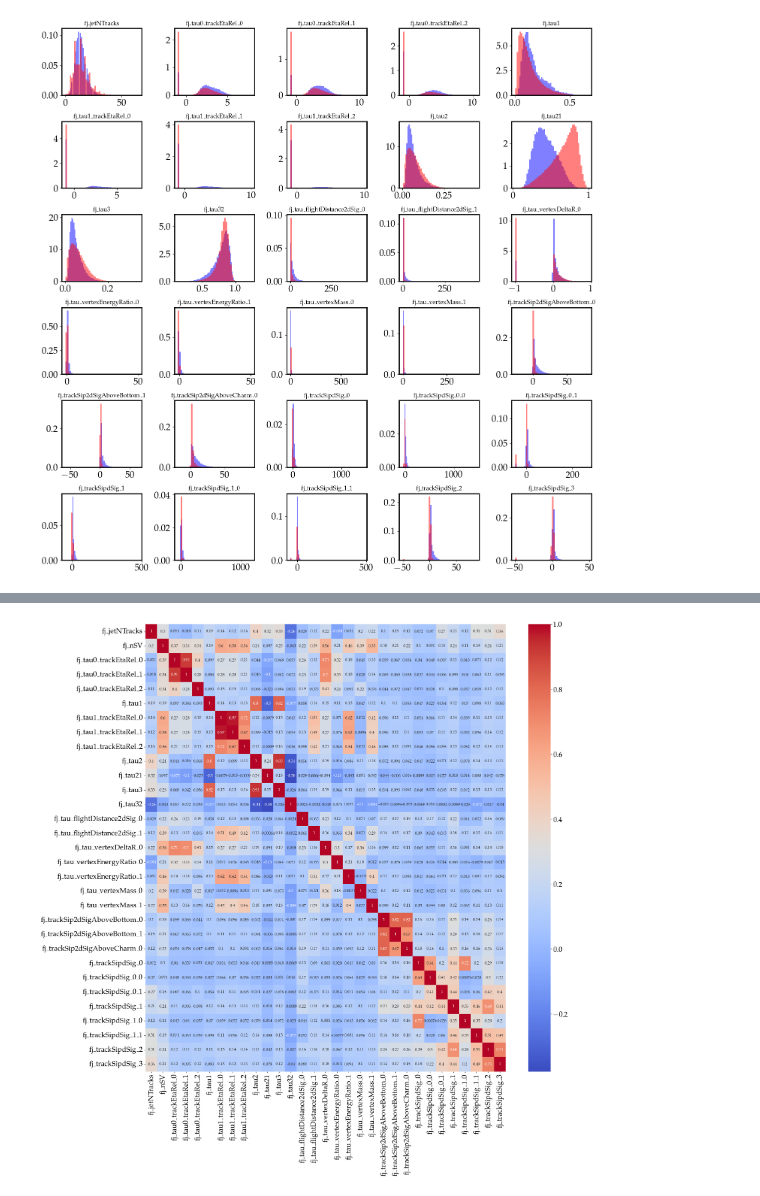
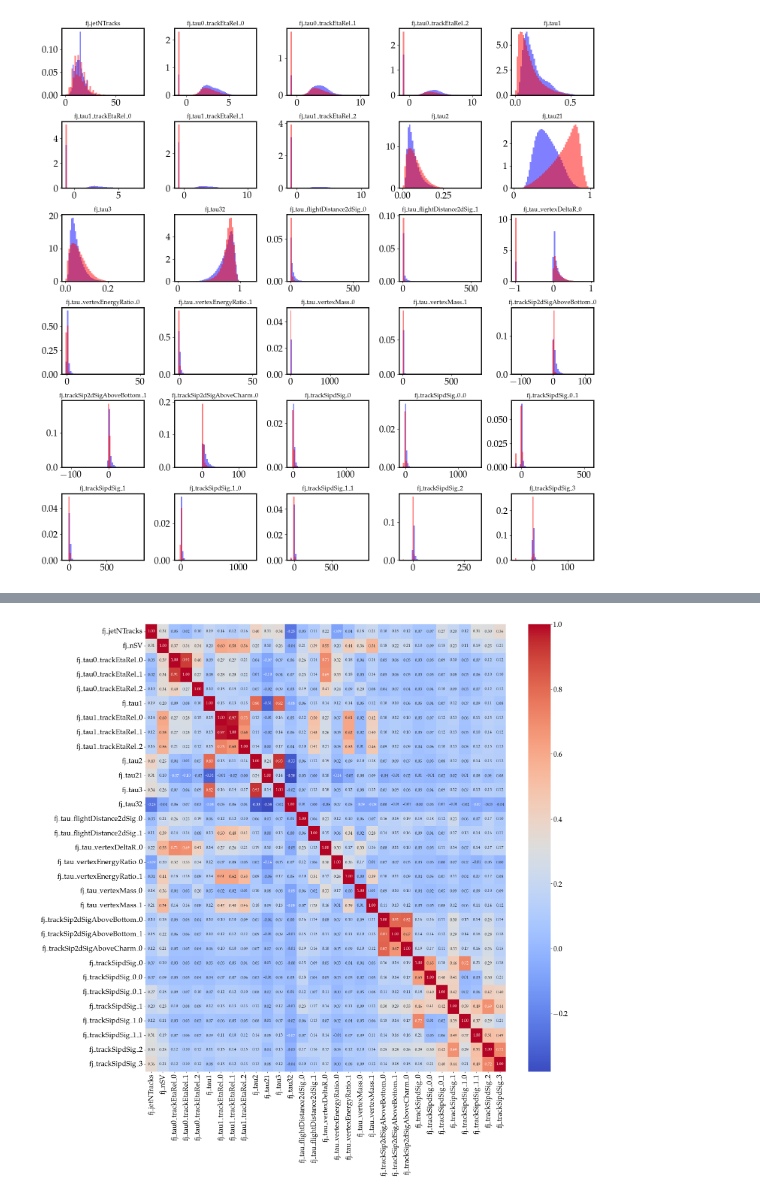
Before and after one commit to ikrommyd/PHYS549, a Jupyter notebook: model.ipynb, the cells around one changed output, grey strips where cells are left out. Cells and saved outputs as stored; diff of their text form; code cells hidden in the pictures.

```diff
--- a/model.ipynb
+++ b/model.ipynb
@@ -30,6 +31,10 @@ plt.rcParams.update({
     "axes.labelsize": 18,
     "legend.fontsize": 16
 })
+# %%
+with np.load("root_files/features_and_labels_train.npz") as file:
+    feature_array = file['features']
+    label_array = file['labels']
 # %%
 # take the feature labels out of a root file
 with uproot.open(f"root_files/ntuple_merged_0.root:deepntuplizer/tree") as tree:
@@ -73,6 +49,3 @@ def get_features(file_name):
-# %%
-# load features and labels arrays for a training file
-feature_array, label_array = get_features('root_files/ntuple_merged_10.root')
 # %%
 df = pd.DataFrame(feature_array, columns=features)
 bkg = df[label_array[:,0]==1]
@@ -102,4 +65,6 @@ bkg_train_out.reset_index(drop=True,inplace=True)
 # %%
+sig_train_out = sig
+bkg_train_out = bkg
 sig_test_out = sig_test
 bkg_test_out = bkg_test
 # %%
@@ -121,0 +82,3 @@ print(bkg_test_out.shape)
+# %%
+bkg_train_out = bkg_train_out.sample(len(sig_train_out)).reset_index(drop=True)
+bkg_test_out = bkg_test_out.sample(len(sig_test_out)).reset_index(drop=True)
@@ -122,12 +115,12 @@ print(bkg_test_out.shape)
 # %%
 fig, axes = plt.subplots(6,5, figsize=(15,15))
 
-for ax, label in zip(axes.ravel(), df.columns.drop('fj_nSV')):
+for ax, label in tqdm(zip(axes.ravel(), sig_train_out.columns.drop('fj_nSV')), total = 30):
     ax.hist(sig_train_out[label],density=True,color='b',alpha=0.5,bins=50)
     ax.hist(bkg_train_out[label],density=True,color='r',alpha=0.5,bins=50)
     ax.set_title(label)
 
 plt.tight_layout()
 plt.show()
 # %% [output]
-[figure, old version]
+[figure, new version]
```
Also changed, not shown: parts of 26 cells of this notebook, 3 other files.
